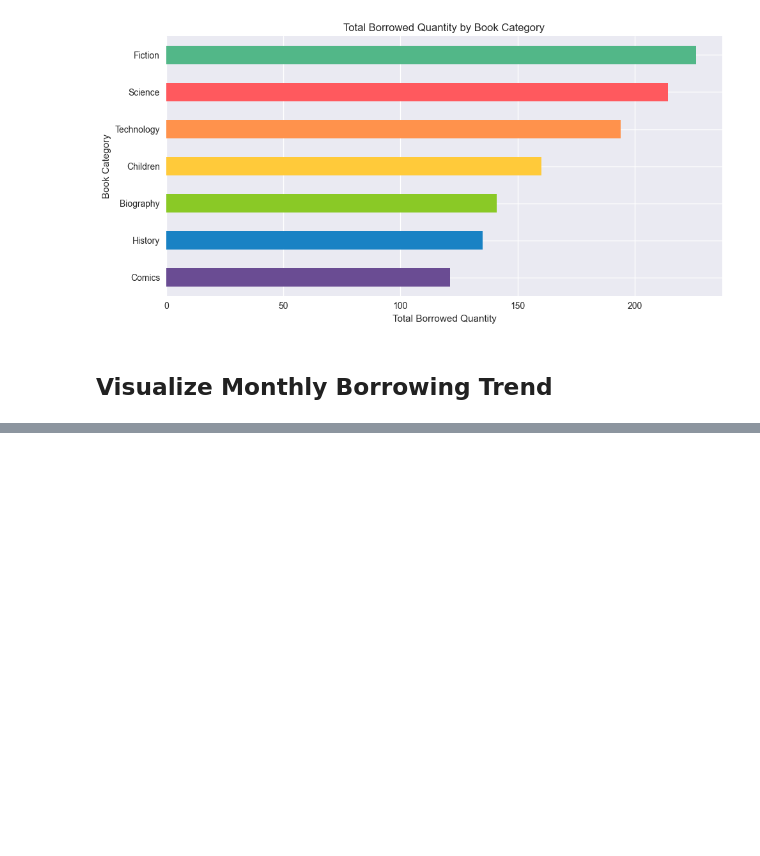
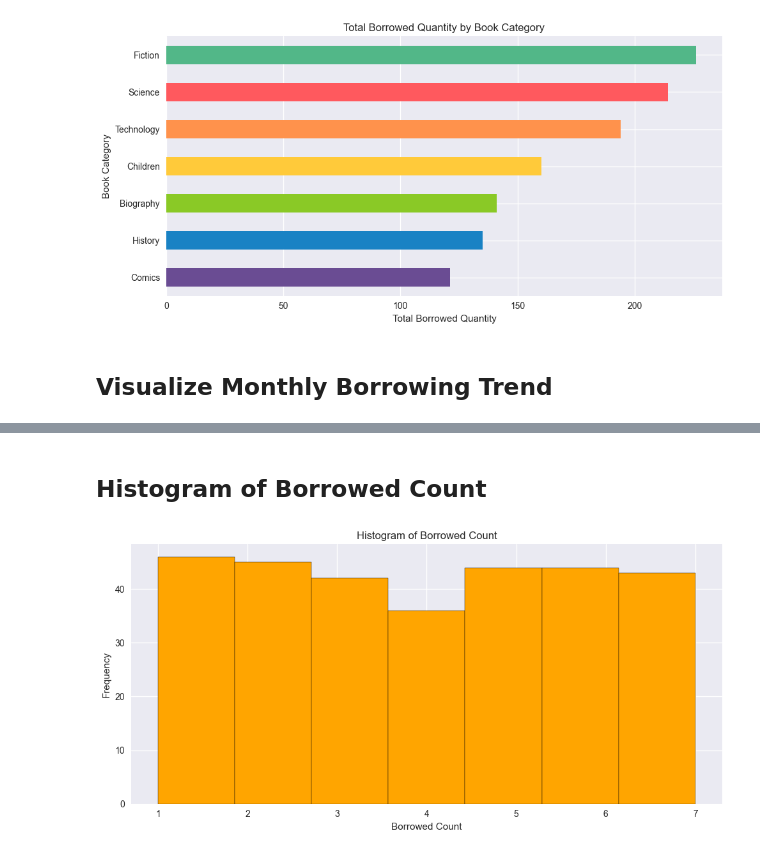
Before and after one commit to bshikder/Library_Book_Borrowing_Analyzer, a Jupyter notebook: Librery_Book_Borrowing_Analyzer.ipynb, the cells around one changed output, grey strips where cells are left out. Cells and saved outputs as stored; diff of their text form; code cells hidden in the pictures; blank space fills up the shorter version.

```diff
--- a/Librery_Book_Borrowing_Analyzer.ipynb
+++ b/Librery_Book_Borrowing_Analyzer.ipynb
@@ -194,0 +234,13 @@ plt.show()
+# %% [markdown]
+## Histogram of Borrowed Count
+# %%
+# Histogram of borrowed count
+plt.figure(figsize=(10, 5))
+plt.hist(borrowing_data['Borrowed Quantity'], bins=7, color='orange', edgecolor='black')
+plt.title('Histogram of Borrowed Count')
+plt.xlabel('Borrowed Count')
+plt.ylabel('Frequency')
+plt.tight_layout()
+plt.show()
+# %% [output]
+[figure, added]
```
Also changed, not shown: parts of 11 cells of this notebook.
